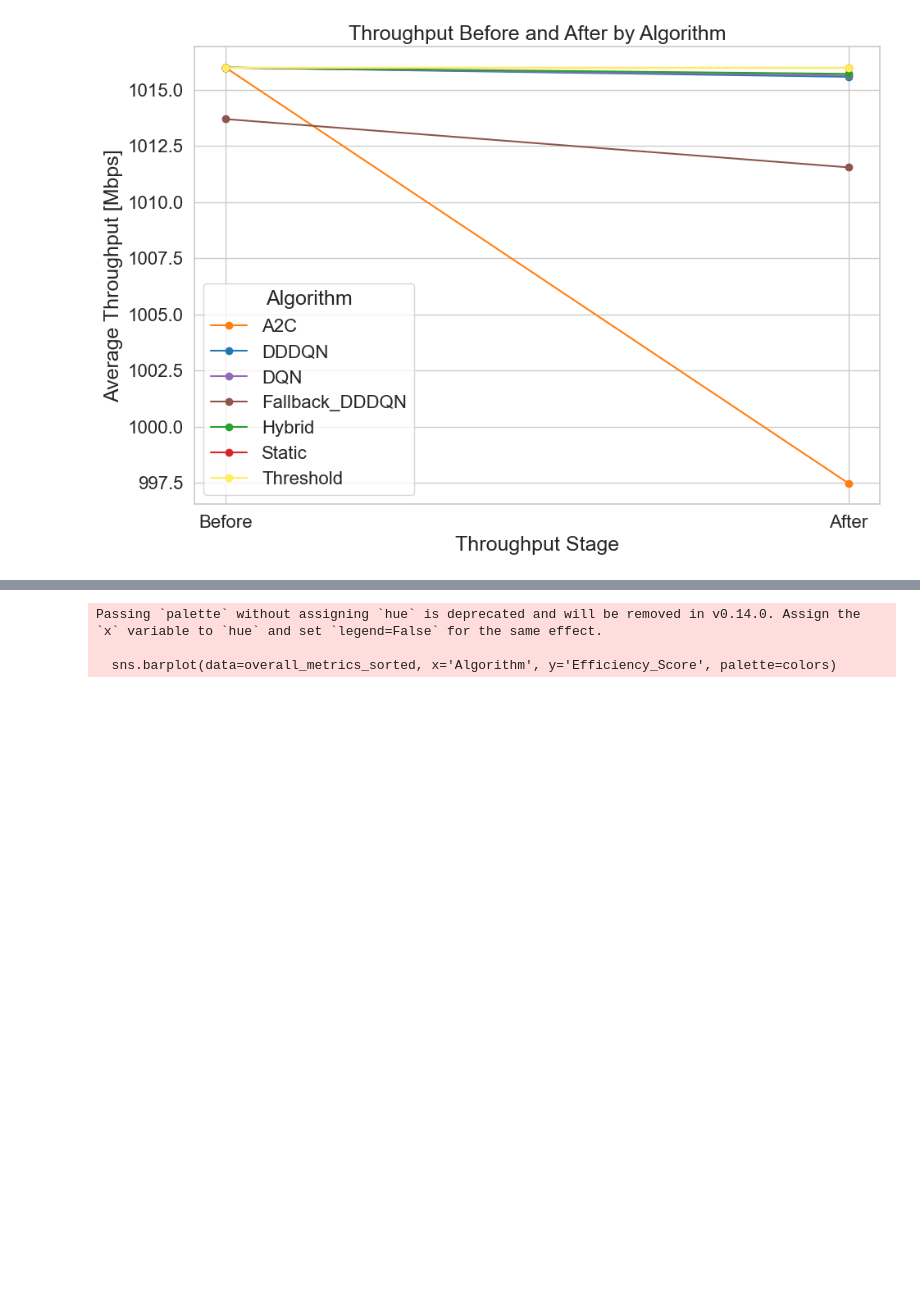
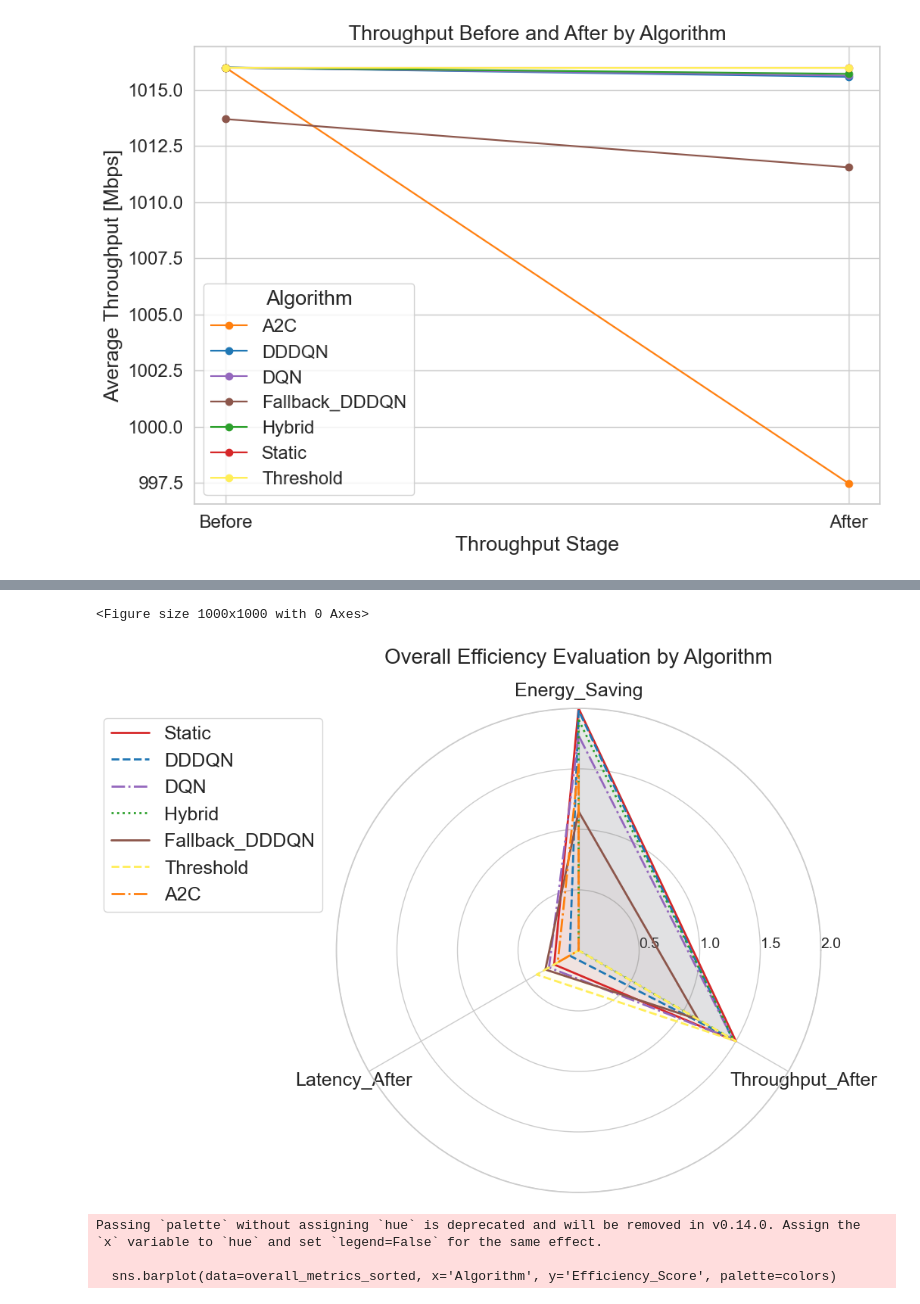
Before and after one commit to lizzy262/PESBiU, a Jupyter notebook: PESBiU2.0/results_graphs/analysis_graphs.ipynb, the cells around one changed output, grey strips where cells are left out. Saved outputs shown, nothing was run; the diff lists cells and outputs as text; code cells hidden in the pictures; blank space fills up the shorter version.

```diff
--- a/PESBiU2.0/results_graphs/analysis_graphs.ipynb
+++ b/PESBiU2.0/results_graphs/analysis_graphs.ipynb
@@ -256,3 +264,83 @@ plt.show()
+# %%
+overall_metrics = pd.DataFrame({'Algorithm': [], 'Avg_Energy_Saving': [], 'Avg_Latency_After': [], 'Avg_Throughput_After': []})
+# %%
+for algorithm, file_path in files.items():
+    df = pd.read_excel(file_path)
+    avg_energy_saving = df['Avg_Energy_Saving'].mean() if 'Avg_Energy_Saving' in df.columns else 0
+    avg_latency_after = df['Avg_Latency_After'].mean() if 'Avg_Latency_After' in df.columns else 0
+    avg_throughput_after = df['Avg_Throughput_After'].mean() if 'Avg_Throughput_After' in df.columns else 0
+    overall_metrics = pd.concat([
+        overall_metrics,
+        pd.DataFrame({
+            'Algorithm': [algorithm],
+            'Avg_Energy_Saving': [avg_energy_saving],
+            'Avg_Latency_After': [avg_latency_after],
+            'Avg_Throughput_After': [avg_throughput_after]
+        })
+    ], ignore_index=True)
+
+metrics = ['Avg_Energy_Saving', 'Avg_Latency_After', 'Avg_Throughput_After']
+normalized_metrics = overall_metrics.copy()
+
+for metric in metrics:
+    min_value = overall_metrics[metric].min()
+    max_value = overall_metrics[metric].max()
+    if metric == 'Avg_Latency_After':
+        normalized_metrics[metric] = (max_value - overall_metrics[metric]) / (max_value - min_value) if max_value != min_value else 0
+    else:
+        normalized_metrics[metric] = (overall_metrics[metric] - min_value) / (max_value - min_value) if max_value != min_value else 0
+
+# Weight the metrics to emphasize Energy Saving
+energy_weight = 2.0
+latency_weight = 0.4
+throughput_weight = 1.5
+
+normalized_metrics['Avg_Energy_Saving'] *= energy_weight
+normalized_metrics['Avg_Latency_After'] *= latency_weight
+normalized_metrics['Avg_Throughput_After'] *= throughput_weight
+
+# Add a total score to sort algorithms
+normalized_metrics['Total_Score'] = normalized_metrics['Avg_Energy_Saving'] + normalized_metrics['Avg_Latency_After'] + normalized_metrics['Avg_Throughput_After']
+normalized_metrics = normalized_metrics.sort_values('Total_Score', ascending=False)
+
+categories = metrics
+N = len(categories)
+
+# Start Energy Saving at the top
+angles = [pi/2 + 2*pi*i/N for i in range(N)]
+angles += angles[:1]
+
+plt.figure(figsize=(10,10))
+fig, ax = plt.subplots(figsize=(8,8), subplot_kw={'polar': True})
+
+# Remove fill and reduce clutter
+line_styles = ['solid', 'dashed', 'dashdot', 'dotted']
+for i, (idx, row) in enumerate(normalized_metrics.iterrows()):
+    values = row[metrics].tolist()
+    values += values[:1]
+    algorithm = row['Algorithm']
+    ax.plot(angles, values, linewidth=2, linestyle=line_styles[i % len(line_styles)],
+            label=algorithm, color=color_palette.get(algorithm, 'gray'))
+    # No fill or very light fill
+    ax.fill(angles, values, alpha=0.05, color=color_palette.get(algorithm, 'gray'))
+
+ax.set_xticks(angles[:-1])
+ax.set_xticklabels(['Energy_Saving', 'Latency_After', 'Throughput_After'], fontsize=18)
+
+ax.set_rlabel_position(0)
+plt.yticks([0.5, 1.0, 1.5, 2.0], ['0.5', '1.0', '1.5', '2.0'], fontsize=14)
+plt.ylim(0, 2.0)
+
+plt.title('Overall Efficiency Evaluation by Algorithm', fontsize=20, y=1.08)
+plt.legend(loc='upper left',bbox_to_anchor=(-0.5, 1.0), fontsize=18)
+
+# Adjust subplot spacing
+plt.subplots_adjust(left=0.1, right=0.9, top=0.9, bottom=0.1)
+
+plt.show()
+# %% [output]
+<Figure size 1000x1000 with 0 Axes>
+[figure, added]
 # %%
 # Algorithm Efficiency Ranking
 # Ranking Algorithms based on combined metrics
```
Also changed, not shown: parts of 4 cells of this notebook, 3 other files.
